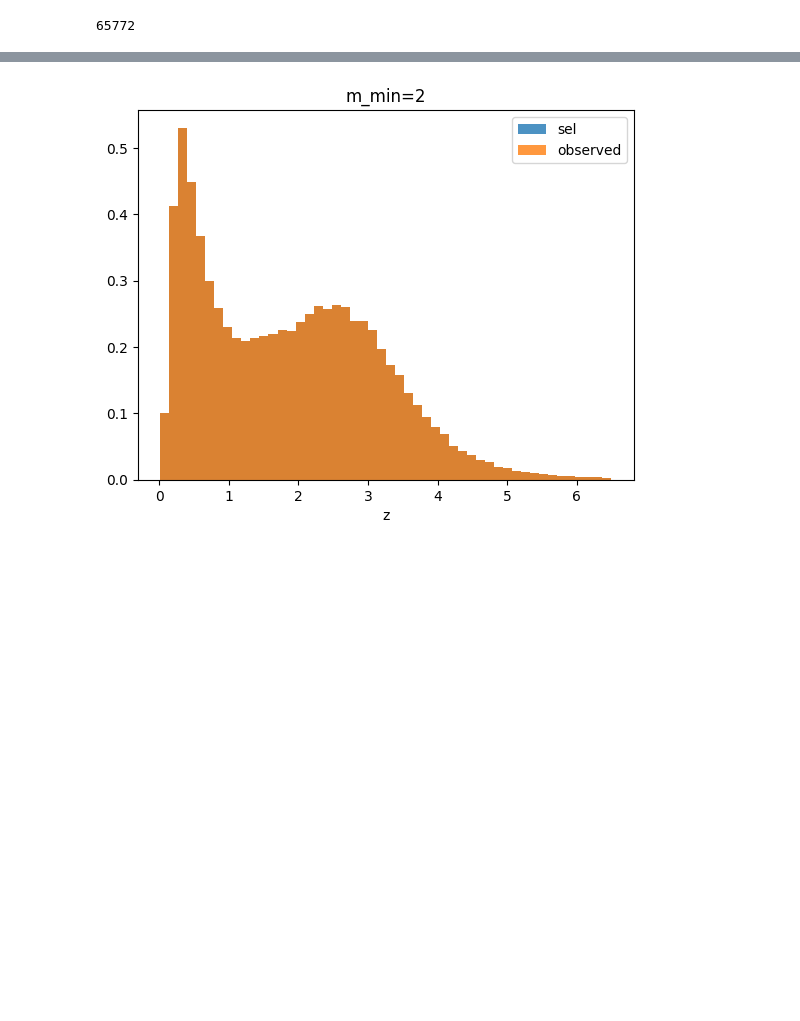
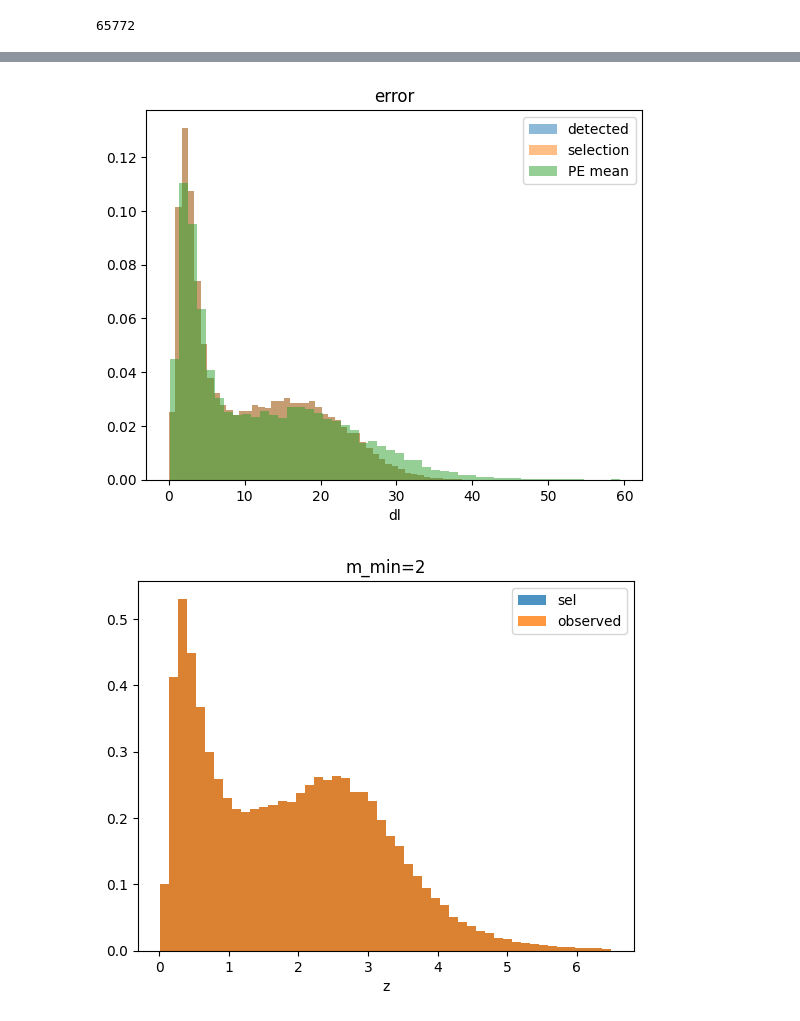
Before and after one commit to abby-moran/GW_pop_cosmo_inference, a Jupyter notebook: scripts/sandbox.ipynb, the cells around one changed output, grey strips where cells are left out. Saved outputs shown, nothing was run; the diff lists cells and outputs as text; code cells hidden in the pictures; blank space fills up the shorter version.

```diff
--- a/scripts/sandbox.ipynb
+++ b/scripts/sandbox.ipynb
@@ -139,3 +133,21 @@ for i in range(len(sel_files)):
+# %%
+titles=['error', 'no error']
+for i in range(len(sel_files)):
+    dls=np.asarray(pd.read_hdf(PE_files[i])['dl'].to_list())
+    dls_pe_mean=np.mean(dls, axis=1)
+    dls_pe_mean=dls_pe_mean[dls_pe_mean<60]
+    dls_sel=pd.read_hdf(sel_files[i], key='true_parameters')['dl']
+    dls_obs=pd.read_hdf(obs_files[i], key='observations')['dl']
+    plt.hist(dls_obs,bins=50, alpha=0.5, density=True, label='detected')
+    plt.hist(dls_sel,bins=50, alpha=.5, density=True, label='selection')
+    plt.hist(dls_pe_mean,bins=50, alpha=.5, density=True, label='PE mean')
+    #plt.hist(m1s_obs,bins=50, alpha=0.8, density=True, label='detected')
+    plt.title(titles[i])
+    plt.xlabel('dl')
+    plt.legend()
+    plt.show()
+# %% [output]
+[figure, added]
 # %%
 grid_file='snr_grid_aplus.npz'
 grid=np.load(grid_file)
```
Also changed, not shown: parts of 1 cell of this notebook, 14 other files.
